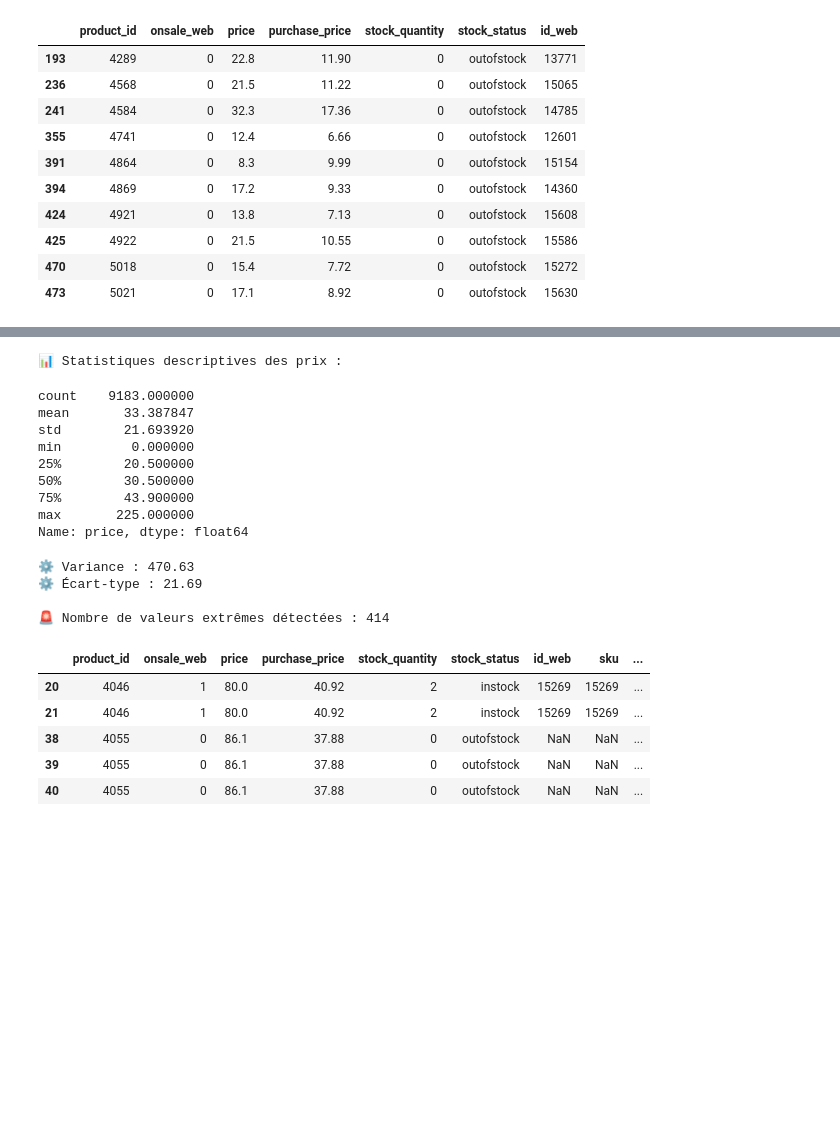
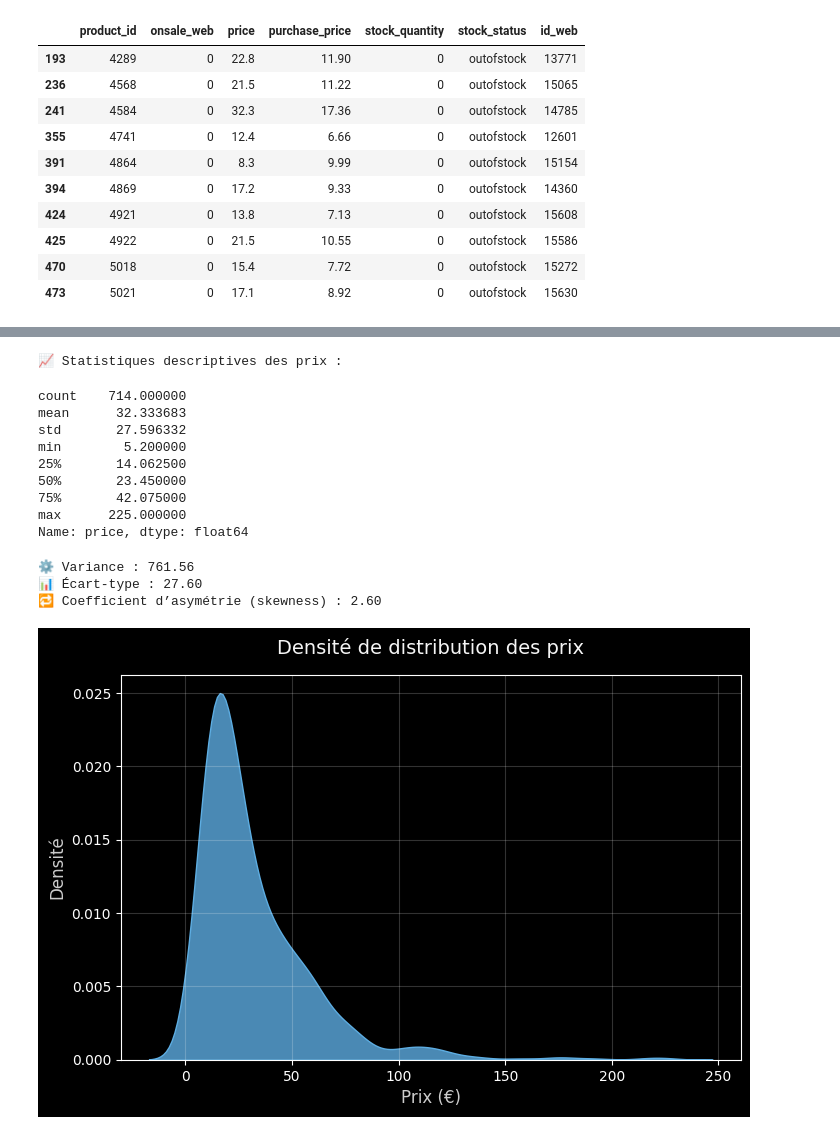
Before and after one commit to Stephane-OC/bottleneck, a Jupyter notebook: analyse_bottleneck.ipynb, the cells around one changed output, grey strips where cells are left out. Drawn from its saved outputs; the diff is of its cells as text; code cells hidden in the pictures; blank space fills up the shorter version.

```diff
--- a/analyse_bottleneck.ipynb
+++ b/analyse_bottleneck.ipynb
@@ -1613,46 +1639,41 @@ fig.show()
   </h3>
 </div>
 # %%
-# Analyse statistique des prix
-stats_prix = df_final["price"].describe(percentiles=[0.25, 0.5, 0.75])
-print("📊 Statistiques descriptives des prix :")
-display(stats_prix)
-
-# Calcul de la variance et de l'écart-type
+# Statistiques descriptives
+stats_price = df_final["price"].describe()
 variance = df_final["price"].var()
 ecart_type = df_final["price"].std()
+skewness = df_final["price"].skew()  # asymétrie
 
-print(f"\n⚙️ Variance : {variance:.2f}")
-print(f"⚙️ Écart-type : {ecart_type:.2f}")
-
-# Détection des valeurs extrêmes
-q1 = df_final["price"].quantile(0.25)
-q3 = df_final["price"].quantile(0.75)
-iqr = q3 - q1
-borne_inf = q1 - 1.5 * iqr
-borne_sup = q3 + 1.5 * iqr
-
-outliers = df_final[(df_final["price"] < borne_inf) | (df_final["price"] > borne_sup)]
-print(f"\n🚨 Nombre de valeurs extrêmes détectées : {len(outliers)}")
-display(outliers.head())
+print("📈 Statistiques descriptives des prix :")
+display(stats_price)
+print(f"⚙️ Variance : {variance:.2f}")
+print(f"📊 Écart-type : {ecart_type:.2f}")
+print(f"🔁 Coefficient d’asymétrie (skewness) : {skewness:.2f}")
 # %% [output]
-📊 Statistiques descriptives des prix :
+📈 Statistiques descriptives des prix :
-count    9183.000000
-mean       33.387847
-std        21.693920
-min         0.000000
-25%        20.500000
-50%        30.500000
-75%        43.900000
-max       225.000000
+count    714.000000
+mean      32.333683
+std       27.596332
+min        5.200000
+25%       14.062500
+50%       23.450000
+75%       42.075000
+max      225.000000
 Name: price, dtype: float64
-⚙️ Variance : 470.63
-⚙️ Écart-type : 21.69
-
-🚨 Nombre de valeurs extrêmes détectées : 414
+⚙️ Variance : 761.56
+📊 Écart-type : 27.60
+🔁 Coefficient d’asymétrie (skewness) : 2.60
-|  | product_id | onsale_web | price | purchase_price | stock_quantity | stock_status | id_web | sku | ... |
-| 20 | 4046 | 1 | 80.0 | 40.92 | 2 | instock | 15269 | 15269 | ... |
-| 21 | 4046 | 1 | 80.0 | 40.92 | 2 | instock | 15269 | 15269 | ... |
-| 38 | 4055 | 0 | 86.1 | 37.88 | 0 | outofstock | NaN | NaN | ... |
-| 39 | 4055 | 0 | 86.1 | 37.88 | 0 | outofstock | NaN | NaN | ... |
-| 40 | 4055 | 0 | 86.1 | 37.88 | 0 | outofstock | NaN | NaN | ... |
+# %%
+# Graphique de densité
+plt.style.use("dark_background")
+
+plt.figure(figsize=(8,5))
+sns.kdeplot(df_final["price"], fill=True, color="#5dade2", alpha=0.8)
+plt.title("Densité de distribution des prix", fontsize=14, color="#f5f5f5", pad=15)
+plt.xlabel("Prix (€)", fontsize=12, color="#cccccc")
+plt.ylabel("Densité", fontsize=12, color="#cccccc")
+plt.grid(alpha=0.2)
+plt.show()
+# %% [output]
+[figure, added]
```
Also changed, not shown: parts of 45 cells of this notebook, 2 other files.
